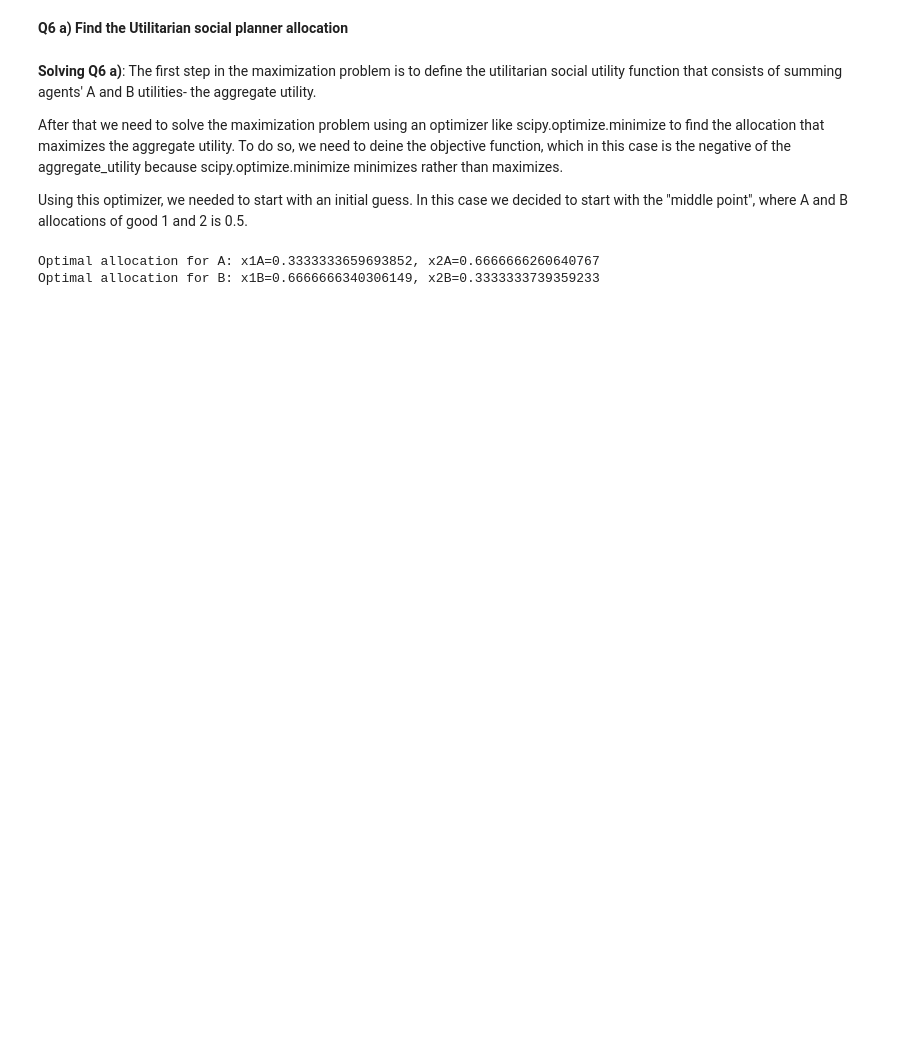
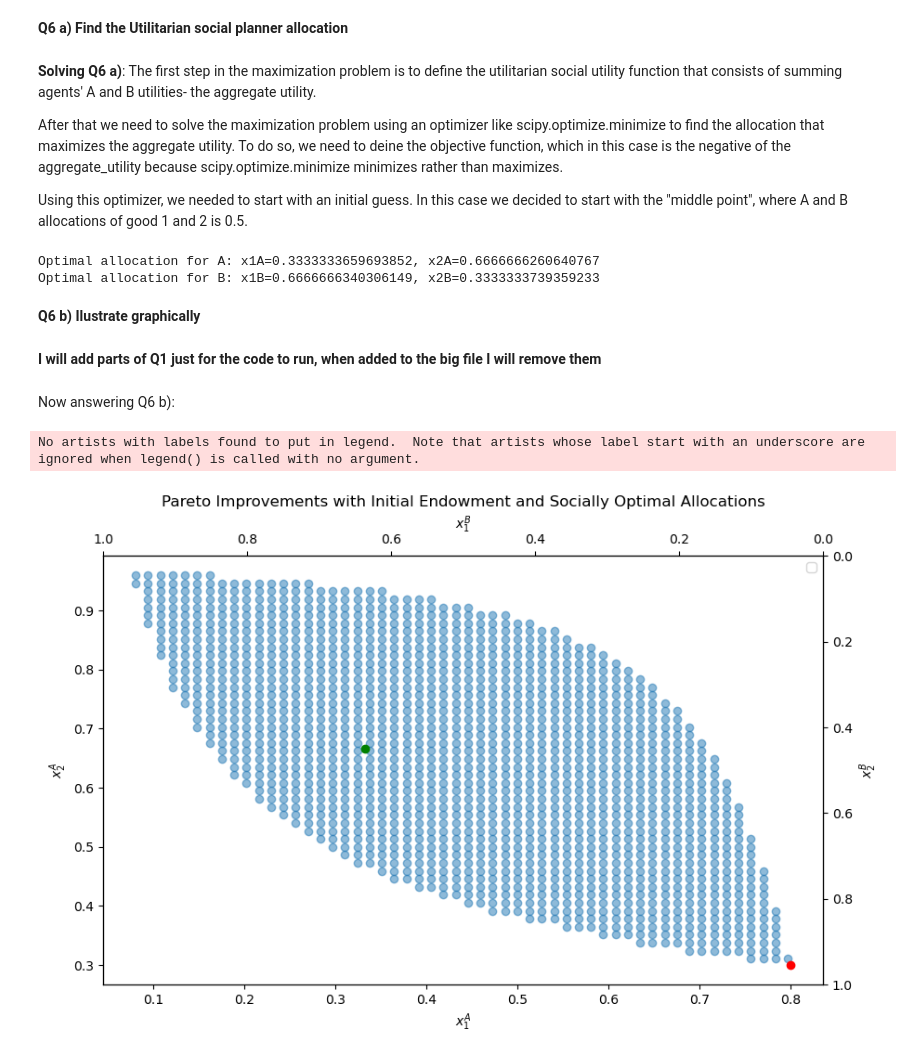
Before and after one commit to NumEconCopenhagen/projects-2024-isabel_nicole_snorri, a Jupyter notebook: inauguralproject/Documents from Lectures/Beli Attempt Q6 and Q8.ipynb, the cells around one changed output. Saved outputs shown, nothing was run; the diff lists cells and outputs as text; code cells hidden in the pictures; blank space fills up the shorter version.

```diff
--- a/inauguralproject/Documents from Lectures/Beli Attempt Q6 and Q8.ipynb
+++ b/inauguralproject/Documents from Lectures/Beli Attempt Q6 and Q8.ipynb
@@ -46,3 +46,7 @@ print(f"Optimal allocation for B: x1B={social_opt_x1B}, x2B={social_opt_x2B}")
 # %% [output]
 Optimal allocation for A: x1A=0.3333333659693852, x2A=0.6666666260640767
 Optimal allocation for B: x1B=0.6666666340306149, x2B=0.3333333739359233
+# %% [markdown]
+**Q6 b) Ilustrate graphically**
+# %% [markdown]
+**I will add parts of Q1 just for the code to run, when added to the big file I will remove them**
@@ -48,0 +75,38 @@ Optimal allocation for B: x1B=0.6666666340306149, x2B=0.3333333739359233
+# %% [markdown]
+Now answering Q6 b):
+# %%
+import matplotlib.pyplot as plt #REMOVE THIS WHEN PALCING IN THE GENERAL NOTEBOOK, AS IT HAS ALREADY BEEN DONE
+par = model.par #REMOVE THIS WHEN PALCING IN THE GENERAL NOTEBOOK, AS IT HAS ALREADY BEEN DONE
+
+
+plt.figure(figsize=(10, 6))
+
+# Scatter plot for pareto improvements
+plt.scatter(pareto_imp_x1A, pareto_imp_x2A, alpha=0.5, label="Pareto Improvements")
+
+# Plot initial endowment and optimal allocation
+plt.scatter(par.w1A,par.w2A, color='red', label='Initial Endowment', zorder=5)
+plt.scatter(social_opt_x1A, social_opt_x2A, color='green', label='Socially Optimal Allocation', zorder=5)
+
+# Setting labels for A's allocations
+plt.xlabel('$x_1^A$')
+plt.ylabel('$x_2^A$')
+
+# Add second x-axis for B's allocations
+ax_B1 = plt.twiny()
+ax_B1.set_xlabel('$x_1^B$', color='black')
+ax_B1.set_xlim([1, 0])  # Invert axis to match the perspective for B
+ax_B1.tick_params(axis='x', colors='black')
+
+# Add second y-axis for B's allocations
+ax_B2 = plt.twinx()
+ax_B2.set_ylabel('$x_2^B$', color='black')
+ax_B2.set_ylim([1, 0])  # Invert axis to match the perspective for B
+ax_B2.tick_params(axis='y', colors='black')
+
+plt.title('Pareto Improvements with Initial Endowment and Socially Optimal Allocations')
+plt.legend()
+plt.show()
+# %% [output]
+No artists with labels found to put in legend.  Note that artists whose label start with an underscore are ignored when legend() is called with no argument.
+[figure, added]
```
Also changed, not shown: parts of 1 cell of this notebook, 1 other file.
